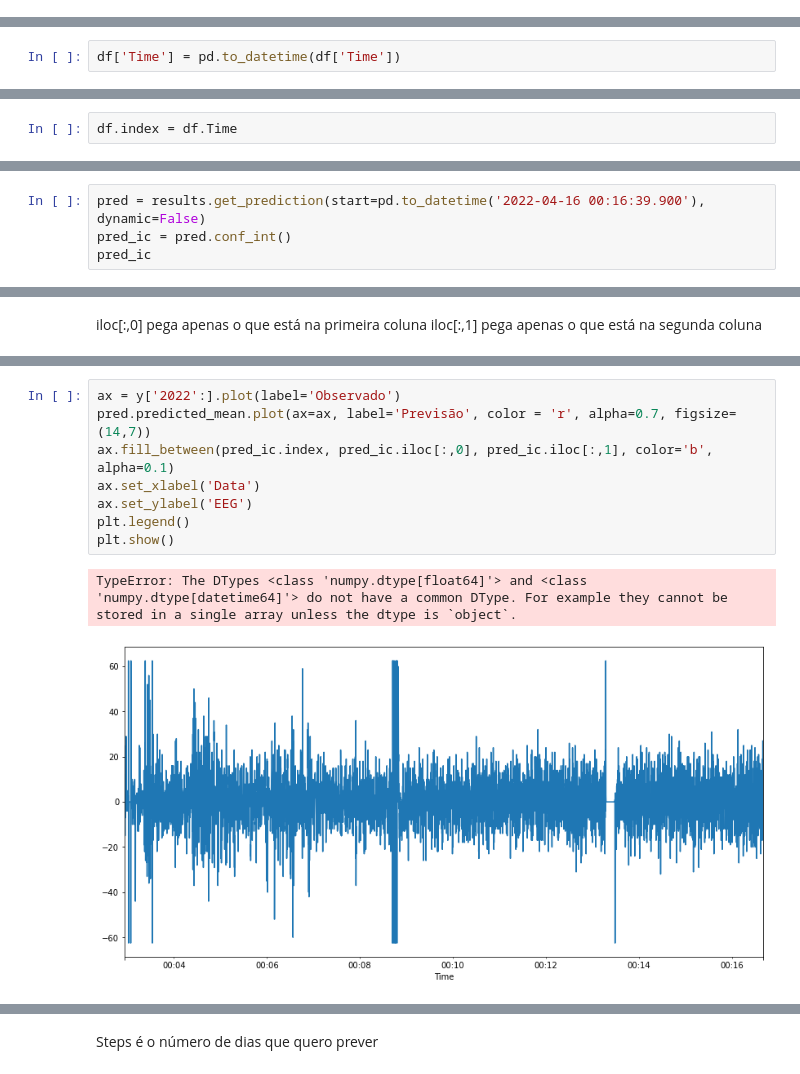
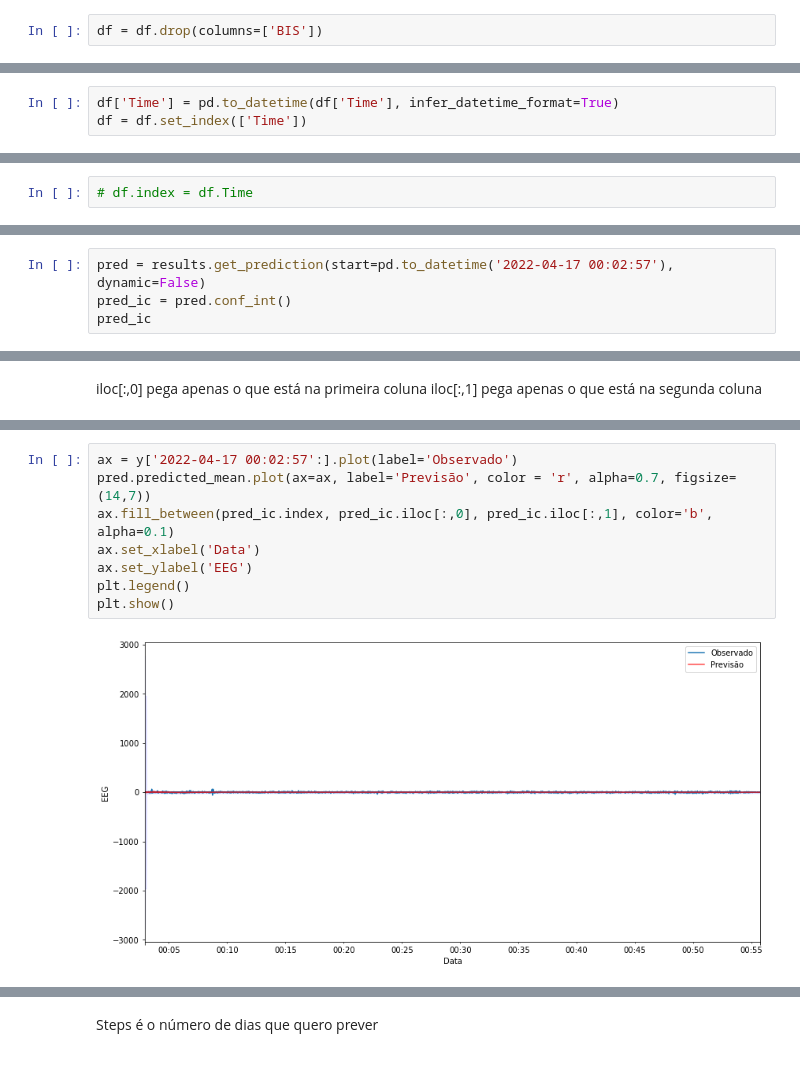
Before and after one commit to Dienert/anesthesia_serie, a Jupyter notebook: notebooks/decomposicao.ipynb, the cells around one changed output, grey strips where cells are left out. Saved outputs shown, nothing was run; the diff lists cells and outputs as text.

```diff
--- a/notebooks/decomposicao.ipynb
+++ b/notebooks/decomposicao.ipynb
@@ -24,3 +30,5 @@ df.head()
+# %%
+df = df.drop(columns=['BIS'])
 # %%
 df.dtypes
 # %% [output]
@@ -46,5 +53,6 @@ Name: Time, Length: 44612, dtype: object
 # %%
-df['Time'] = pd.to_datetime(df['Time'])
+df['Time'] = pd.to_datetime(df['Time'], infer_datetime_format=True)
+df = df.set_index(['Time'])
 # %%
 df.dtypes
 # %% [output]
@@ -60,5 +83,5 @@ from statsmodels.tsa.seasonal import STL
 # %%
-df.index = df.Time
+# df.index = df.Time
 # %%
 y = df['EEG'].dropna()
 y.head()
@@ -288,5 +592,5 @@ df.tail()
 # %%
-pred = results.get_prediction(start=pd.to_datetime('2022-04-16 00:16:39.900'), dynamic=False)
+pred = results.get_prediction(start=pd.to_datetime('2022-04-17 00:02:57'), dynamic=False)
 pred_ic = pred.conf_int()
 pred_ic
 # %% [output]
@@ -317,11 +630,10 @@ DatetimeIndex([       '2022-04-16 00:00:00', '2022-04-16 00:00:00.100000',
 # %%
-ax = y['2022':].plot(label='Observado')
+ax = y['2022-04-17 00:02:57':].plot(label='Observado')
 pred.predicted_mean.plot(ax=ax, label='Previsão', color = 'r', alpha=0.7, figsize=(14,7))
 ax.fill_between(pred_ic.index, pred_ic.iloc[:,0], pred_ic.iloc[:,1], color='b', alpha=0.1)
 ax.set_xlabel('Data')
 ax.set_ylabel('EEG')
 plt.legend()
 plt.show()
 # %% [output]
-TypeError: The DTypes <class 'numpy.dtype[float64]'> and <class 'numpy.dtype[datetime64]'> do not have a common DType. For example they cannot be stored in a single array unless the dtype is `object`.
-[figure, old version]
+[figure, new version]
```
Also changed, not shown: parts of 86 cells of this notebook.
